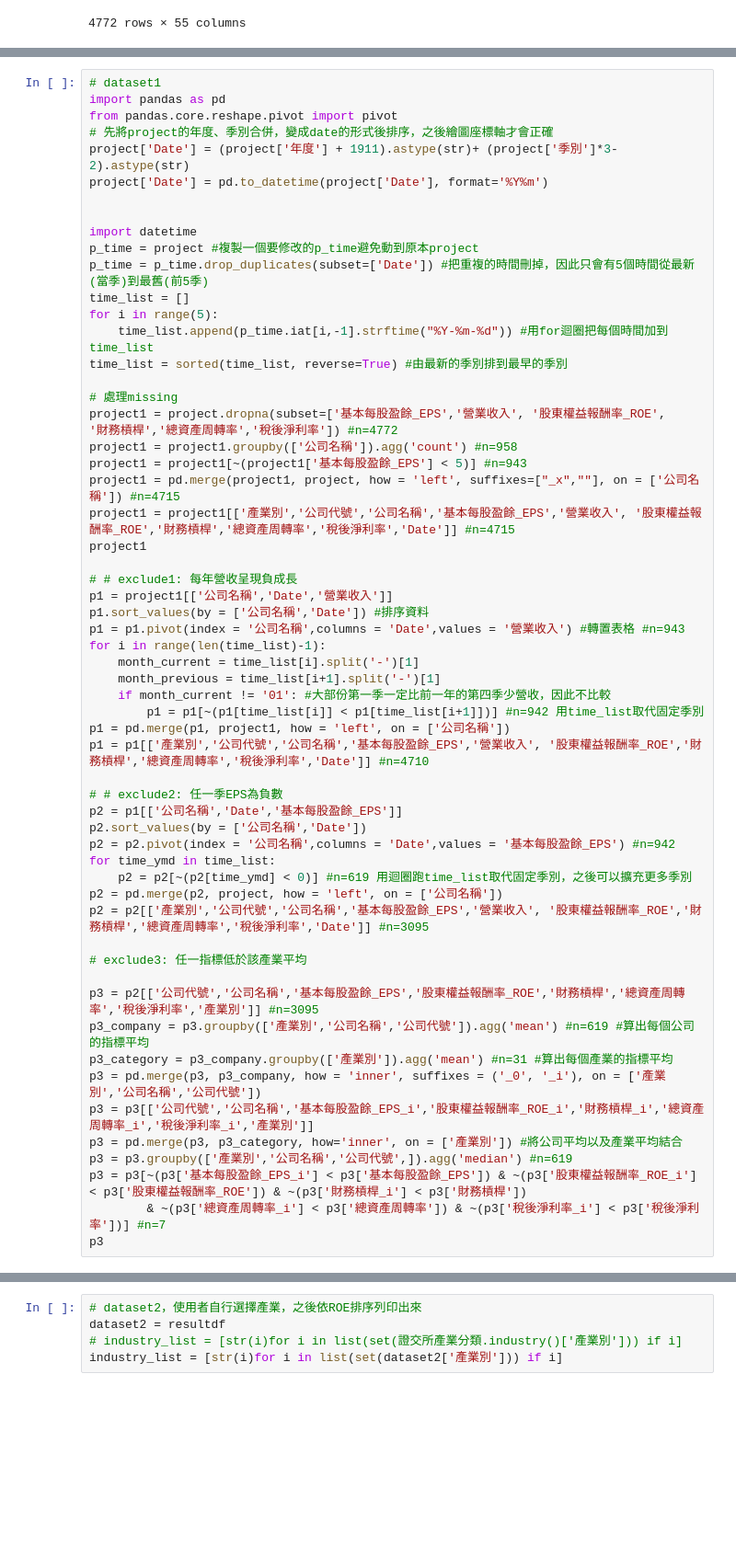
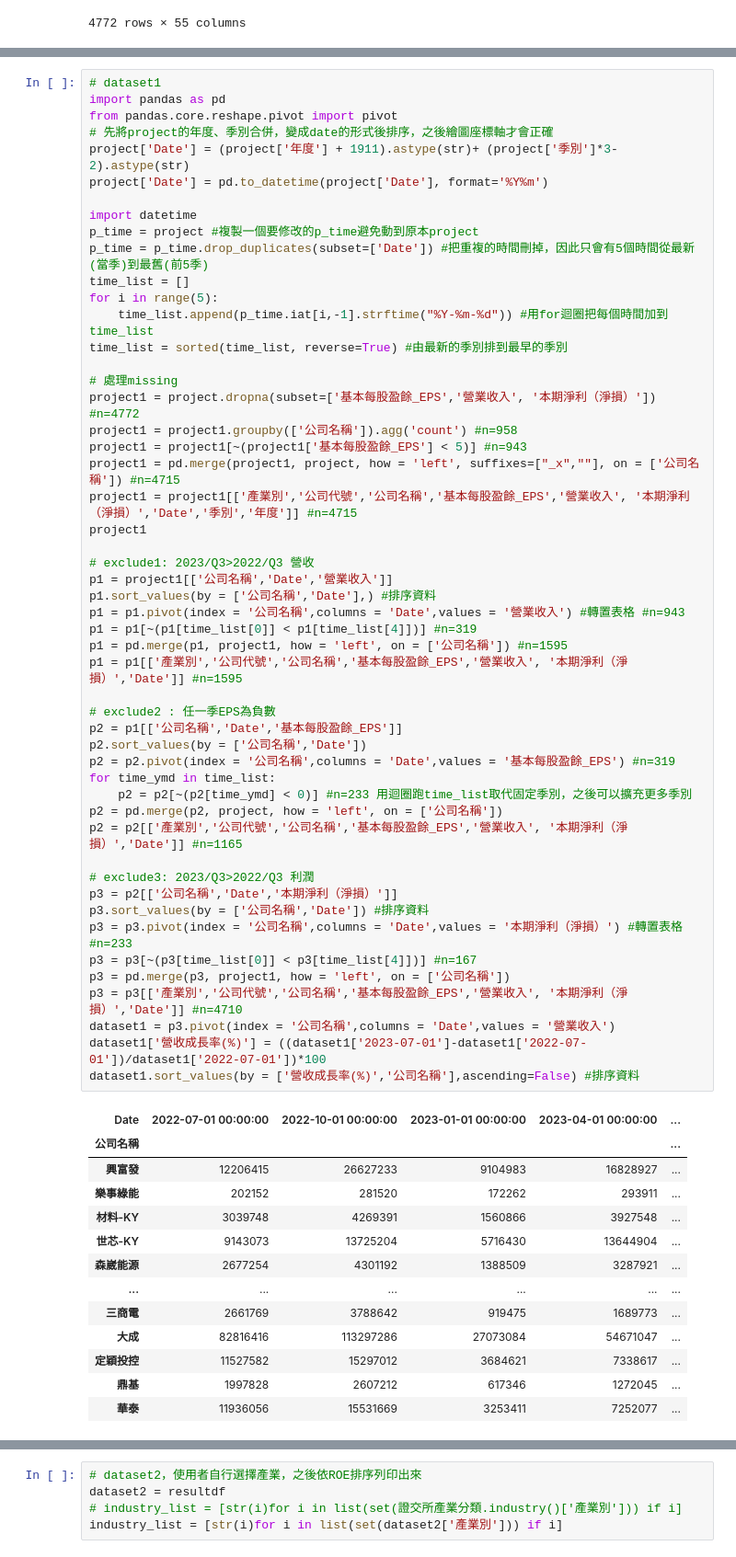
Before and after one commit to e19931107/ccClub_stock_analysis, a Jupyter notebook: Project/1223新增產業別.ipynb, the cells around one changed output, grey strips where cells are left out. Shown at 92% size. Saved outputs shown, nothing was run; the diff lists cells and outputs as text; blank space fills up the shorter version.

Commit message:
1225 dataset1_update

```diff
--- a/Project/1223新增產業別.ipynb
+++ b/Project/1223新增產業別.ipynb
@@ -78,58 +92,64 @@ project
 # dataset1
 import pandas as pd
 from pandas.core.reshape.pivot import pivot
 # 先將project的年度、季別合併，變成date的形式後排序，之後繪圖座標軸才會正確
 project['Date'] = (project['年度'] + 1911).astype(str)+ (project['季別']*3-2).astype(str)
 project['Date'] = pd.to_datetime(project['Date'], format='%Y%m')
-
 
 import datetime
 p_time = project #複製一個要修改的p_time避免動到原本project
 p_time = p_time.drop_duplicates(subset=['Date']) #把重複的時間刪掉，因此只會有5個時間從最新(當季)到最舊(前5季)
 time_list = []
 for i in range(5):
     time_list.append(p_time.iat[i,-1].strftime("%Y-%m-%d")) #用for迴圈把每個時間加到time_list
 time_list = sorted(time_list, reverse=True) #由最新的季別排到最早的季別
 
 # 處理missing
-project1 = project.dropna(subset=['基本每股盈餘_EPS','營業收入', '股東權益報酬率_ROE',	'財務槓桿','總資產周轉率','稅後淨利率']) #n=4772
+project1 = project.dropna(subset=['基本每股盈餘_EPS','營業收入', '本期淨利（淨損）']) #n=4772
 project1 = project1.groupby(['公司名稱']).agg('count') #n=958
 project1 = project1[~(project1['基本每股盈餘_EPS'] < 5)] #n=943
 project1 = pd.merge(project1, project, how = 'left', suffixes=["_x",""], on = ['公司名稱']) #n=4715
-project1 = project1[['產業別','公司代號','公司名稱','基本每股盈餘_EPS','營業收入', '股東權益報酬率_ROE','財務槓桿','總資產周轉率','稅後淨利率','Date']] #n=4715
+project1 = project1[['產業別','公司代號','公司名稱','基本每股盈餘_EPS','營業收入', '本期淨利（淨損）','Date','季別','年度']] #n=4715
 project1
 
-# # exclude1: 每年營收呈現負成長
+# exclude1: 2023/Q3>2022/Q3 營收
 p1 = project1[['公司名稱','Date','營業收入']]
-p1.sort_values(by = ['公司名稱','Date']) #排序資料
+p1.sort_values(by = ['公司名稱','Date'],) #排序資料
 p1 = p1.pivot(index = '公司名稱',columns = 'Date',values = '營業收入') #轉置表格 #n=943
-for i in range(len(time_list)-1):
-    month_current = time_list[i].split('-')[1]
-    month_previous = time_list[i+1].split('-')[1]
-    if month_current != '01': #大部份第一季一定比前一年的第四季少營收，因此不比較
-        p1 = p1[~(p1[time_list[i]] < p1[time_list[i+1]])] #n=942 用time_list取代固定季別
-p1 = pd.merge(p1, project1, how = 'left', on = ['公司名稱'])
-p1 = p1[['產業別','公司代號','公司名稱','基本每股盈餘_EPS','營業收入', '股東權益報酬率_ROE','財務槓桿','總資產周轉率','稅後淨利率','Date']] #n=4710
+p1 = p1[~(p1[time_list[0]] < p1[time_list[4]])] #n=319
+p1 = pd.merge(p1, project1, how = 'left', on = ['公司名稱']) #n=1595
+p1 = p1[['產業別','公司代號','公司名稱','基本每股盈餘_EPS','營業收入', '本期淨利（淨損）','Date']] #n=1595
 
-# # exclude2: 任一季EPS為負數
+# exclude2 : 任一季EPS為負數
 p2 = p1[['公司名稱','Date','基本每股盈餘_EPS']]
 p2.sort_values(by = ['公司名稱','Date'])
-p2 = p2.pivot(index = '公司名稱',columns = 'Date',values = '基本每股盈餘_EPS') #n=942
+p2 = p2.pivot(index = '公司名稱',columns = 'Date',values = '基本每股盈餘_EPS') #n=319
 for time_ymd in time_list:
-    p2 = p2[~(p2[time_ymd] < 0)] #n=619 用迴圈跑time_list取代固定季別，之後可以擴充更多季別
+    p2 = p2[~(p2[time_ymd] < 0)] #n=233 用迴圈跑time_list取代固定季別，之後可以擴充更多季別
 p2 = pd.merge(p2, project, how = 'left', on = ['公司名稱'])
-p2 = p2[['產業別','公司代號','公司名稱','基本每股盈餘_EPS','營業收入', '股東權益報酬率_ROE','財務槓桿','總資產周轉率','稅後淨利率','Date']] #n=3095
+p2 = p2[['產業別','公司代號','公司名稱','基本每股盈餘_EPS','營業收入', '本期淨利（淨損）','Date']] #n=1165
 
-# exclude3: 任一指標低於該產業平均
-
-p3 = p2[['公司代號','公司名稱','基本每股盈餘_EPS','股東權益報酬率_ROE','財務槓桿','總資產周轉率','稅後淨利率','產業別']] #n=3095
-p3_company = p3.groupby(['產業別','公司名稱','公司代號']).agg('mean') #n=619 #算出每個公司的指標平均
-p3_category = p3_company.groupby(['產業別']).agg('mean') #n=31 #算出每個產業的指標平均
-p3 = pd.merge(p3, p3_company, how = 'inner', suffixes = ('_0', '_i'), on = ['產業別','公司名稱','公司代號'])
-p3 = p3[['公司代號','公司名稱','基本每股盈餘_EPS_i','股東權益報酬率_ROE_i','財務槓桿_i','總資產周轉率_i','稅後淨利率_i','產業別']]
-p3 = pd.merge(p3, p3_category, how='inner', on = ['產業別']) #將公司平均以及產業平均結合
-p3 = p3.groupby(['產業別','公司名稱','公司代號',]).agg('median') #n=619
-p3 = p3[~(p3['基本每股盈餘_EPS_i'] < p3['基本每股盈餘_EPS']) & ~(p3['股東權益報酬率_ROE_i'] < p3['股東權益報酬率_ROE']) & ~(p3['財務槓桿_i'] < p3['財務槓桿'])
-        & ~(p3['總資產周轉率_i'] < p3['總資產周轉率']) & ~(p3['稅後淨利率_i'] < p3['稅後淨利率'])] #n=7
-p3
+# exclude3: 2023/Q3>2022/Q3 利潤
+p3 = p2[['公司名稱','Date','本期淨利（淨損）']]
+p3.sort_values(by = ['公司名稱','Date']) #排序資料
+p3 = p3.pivot(index = '公司名稱',columns = 'Date',values = '本期淨利（淨損）') #轉置表格 #n=233
+p3 = p3[~(p3[time_list[0]] < p3[time_list[4]])] #n=167
+p3 = pd.merge(p3, project1, how = 'left', on = ['公司名稱'])
+p3 = p3[['產業別','公司代號','公司名稱','基本每股盈餘_EPS','營業收入', '本期淨利（淨損）','Date']] #n=4710
+dataset1 = p3.pivot(index = '公司名稱',columns = 'Date',values = '營業收入')
+dataset1['營收成長率(%)'] = ((dataset1['2023-07-01']-dataset1['2022-07-01'])/dataset1['2022-07-01'])*100
+dataset1.sort_values(by = ['營收成長率(%)','公司名稱'],ascending=False) #排序資料
 # %% [output]
+| Date | 2022-07-01 00:00:00 | 2022-10-01 00:00:00 | 2023-01-01 00:00:00 | 2023-04-01 00:00:00 | ... |
+| 公司名稱 |  |  |  |  | ... |
+| 興富發 | 12206415 | 26627233 | 9104983 | 16828927 | ... |
+| 樂事綠能 | 202152 | 281520 | 172262 | 293911 | ... |
+| 材料-KY | 3039748 | 4269391 | 1560866 | 3927548 | ... |
+| 世芯-KY | 9143073 | 13725204 | 5716430 | 13644904 | ... |
+| 森崴能源 | 2677254 | 4301192 | 1388509 | 3287921 | ... |
+| ... | ... | ... | ... | ... | ... |
+| 三商電 | 2661769 | 3788642 | 919475 | 1689773 | ... |
+| 大成 | 82816416 | 113297286 | 27073084 | 54671047 | ... |
+| 定穎投控 | 11527582 | 15297012 | 3684621 | 7338617 | ... |
+| 鼎基 | 1997828 | 2607212 | 617346 | 1272045 | ... |
+| 華泰 | 11936056 | 15531669 | 3253411 | 7252077 | ... |
```
Also changed, not shown: parts of 3 cells of this notebook.
